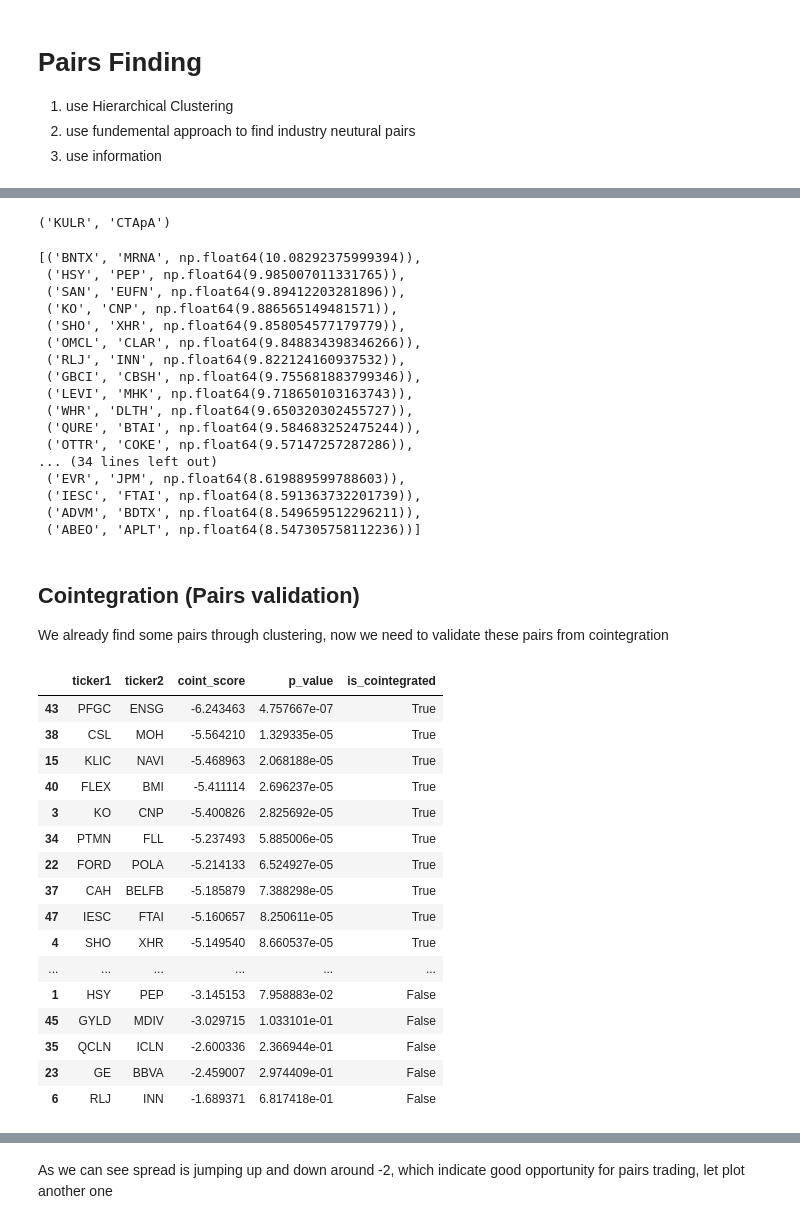
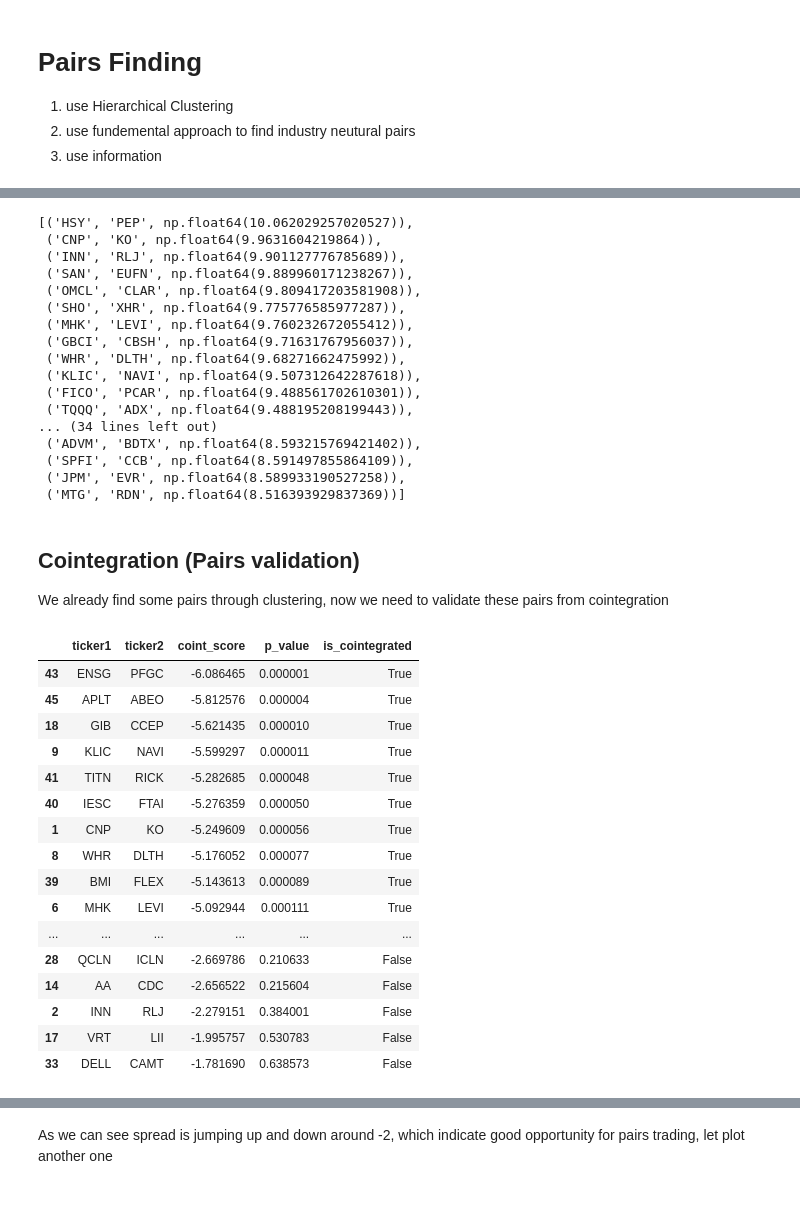
Before and after one commit to xuanruli/trade_solutions, a Jupyter notebook: pairs.ipynb, the cells around one changed output, grey strips where cells are left out. Saved outputs shown, nothing was run; the diff lists cells and outputs as text; code cells hidden in the pictures.

```diff
--- a/pairs.ipynb
+++ b/pairs.ipynb
@@ -27,7 +27,7 @@ print(tickers)
 # %%
 aggs = []
 for a in client.list_aggs(
-        "FHB",
+        "AAPL",
         1,
         "day",
         "2020-04-01",
@@ -63,12 +63,12 @@ for t in tickers:
     ):
 
         aggs.append(a.close)
-    if len(aggs) != 1242:
+    if len(aggs) != 1235:
         continue
     df[t] = aggs
 # %%
 df = df.dropna(axis=1).copy()
-train, test = df.iloc[:int(1243*0.8)].copy(), df.iloc[int(1243*0.8):].copy()
-train = train.apply(lambda x: np.log(x))
-train_standard = train.apply(lambda x: (x - x.mean())/ x.std())
+train, test = df.iloc[:int(1235*0.8)].copy(), df.iloc[int(1235*0.8):].copy()
+train_log = train.apply(lambda x: np.log(x))
+train_standard = train_log.apply(lambda x: (x - x.mean())/ x.std())
 X = train_standard.T
@@ -106,8 +104,4 @@ array([[8.07000000e+02, 3.27300000e+03, 4.05134834e-01, 2.00000000e+00],
       shape=(1867, 4))
-# %%
-tickers[3107], tickers[3108]
-# %% [output]
-('KULR', 'CTApA')
 # %%
 from scipy.cluster.hierarchy import linkage
 import heapq
@@ -140,63 +134,63 @@ def find_pairs_with_single_linkage(data):
 potential_pairs = find_pairs_with_single_linkage(X)
 potential_pairs
 # %% [output]
-[('BNTX', 'MRNA', np.float64(10.08292375999394)),
- ('HSY', 'PEP', np.float64(9.985007011331765)),
- ('SAN', 'EUFN', np.float64(9.89412203281896)),
- ('KO', 'CNP', np.float64(9.886565149481571)),
- ('SHO', 'XHR', np.float64(9.858054577179779)),
- ('OMCL', 'CLAR', np.float64(9.848834398346266)),
- ('RLJ', 'INN', np.float64(9.822124160937532)),
- ('GBCI', 'CBSH', np.float64(9.755681883799346)),
- ('LEVI', 'MHK', np.float64(9.718650103163743)),
- ('WHR', 'DLTH', np.float64(9.650320302455727)),
- ('QURE', 'BTAI', np.float64(9.584683252475244)),
- ('OTTR', 'COKE', np.float64(9.57147257287286)),
+[('HSY', 'PEP', np.float64(10.062029257020527)),
+ ('CNP', 'KO', np.float64(9.9631604219864)),
+ ('INN', 'RLJ', np.float64(9.901127776785689)),
+ ('SAN', 'EUFN', np.float64(9.889960171238267)),
+ ('OMCL', 'CLAR', np.float64(9.809417203581908)),
+ ('SHO', 'XHR', np.float64(9.775776585977287)),
+ ('MHK', 'LEVI', np.float64(9.760232672055412)),
+ ('GBCI', 'CBSH', np.float64(9.71631767956037)),
+ ('WHR', 'DLTH', np.float64(9.68271662475992)),
+ ('KLIC', 'NAVI', np.float64(9.507312642287618)),
+ ('FICO', 'PCAR', np.float64(9.488561702610301)),
+ ('TQQQ', 'ADX', np.float64(9.488195208199443)),
 ... (34 lines left out)
- ('EVR', 'JPM', np.float64(8.619889599788603)),
- ('IESC', 'FTAI', np.float64(8.591363732201739)),
- ('ADVM', 'BDTX', np.float64(8.549659512296211)),
- ('ABEO', 'APLT', np.float64(8.547305758112236))]
+ ('ADVM', 'BDTX', np.float64(8.593215769421402)),
+ ('SPFI', 'CCB', np.float64(8.591497855864109)),
+ ('JPM', 'EVR', np.float64(8.589933190527258)),
+ ('MTG', 'RDN', np.float64(8.516393929837369))]
 # %% [markdown]
 ## Cointegration (Pairs validation)
 We already find some pairs through clustering, now we need to validate these pairs from cointegration
 # %%
 from statsmodels.tsa.stattools import coint
 
 def validate_pairs(df, pairs):
     result = []
     for t1, t2, _ in pairs:
         score, pvalue, _ = coint(df[t1], df[t2])
 
         result.append({
                 'ticker1': t1,
                 'ticker2': t2,
                 'coint_score': score,
                 'p_value': pvalue,
-                'is_cointegrated': pvalue < 0.06
+                'is_cointegrated': pvalue < 0.05
             })
 
     result_df = pd.DataFrame(result)
     result_df = result_df.sort_values('p_value')
 
     return result_df
 
 validate_pairs(train, potential_pairs)
 # %% [output]
 |  | ticker1 | ticker2 | coint_score | p_value | is_cointegrated |
-| 43 | PFGC | ENSG | -6.243463 | 4.757667e-07 | True |
-| 38 | CSL | MOH | -5.564210 | 1.329335e-05 | True |
-| 15 | KLIC | NAVI | -5.468963 | 2.068188e-05 | True |
-| 40 | FLEX | BMI | -5.411114 | 2.696237e-05 | True |
-| 3 | KO | CNP | -5.400826 | 2.825692e-05 | True |
-| 34 | PTMN | FLL | -5.237493 | 5.885006e-05 | True |
-| 22 | FORD | POLA | -5.214133 | 6.524927e-05 | True |
-| 37 | CAH | BELFB | -5.185879 | 7.388298e-05 | True |
-| 47 | IESC | FTAI | -5.160657 | 8.250611e-05 | True |
-| 4 | SHO | XHR | -5.149540 | 8.660537e-05 | True |
+| 43 | ENSG | PFGC | -6.086465 | 0.000001 | True |
+| 45 | APLT | ABEO | -5.812576 | 0.000004 | True |
+| 18 | GIB | CCEP | -5.621435 | 0.000010 | True |
+| 9 | KLIC | NAVI | -5.599297 | 0.000011 | True |
+| 41 | TITN | RICK | -5.282685 | 0.000048 | True |
+| 40 | IESC | FTAI | -5.276359 | 0.000050 | True |
+| 1 | CNP | KO | -5.249609 | 0.000056 | True |
+| 8 | WHR | DLTH | -5.176052 | 0.000077 | True |
+| 39 | BMI | FLEX | -5.143613 | 0.000089 | True |
+| 6 | MHK | LEVI | -5.092944 | 0.000111 | True |
 | ... | ... | ... | ... | ... | ... |
-| 1 | HSY | PEP | -3.145153 | 7.958883e-02 | False |
-| 45 | GYLD | MDIV | -3.029715 | 1.033101e-01 | False |
-| 35 | QCLN | ICLN | -2.600336 | 2.366944e-01 | False |
-| 23 | GE | BBVA | -2.459007 | 2.974409e-01 | False |
-| 6 | RLJ | INN | -1.689371 | 6.817418e-01 | False |
+| 28 | QCLN | ICLN | -2.669786 | 0.210633 | False |
+| 14 | AA | CDC | -2.656522 | 0.215604 | False |
+| 2 | INN | RLJ | -2.279151 | 0.384001 | False |
+| 17 | VRT | LII | -1.995757 | 0.530783 | False |
+| 33 | DELL | CAMT | -1.781690 | 0.638573 | False |
```
Also changed, not shown: parts of 33 cells of this notebook, 7 other files.
